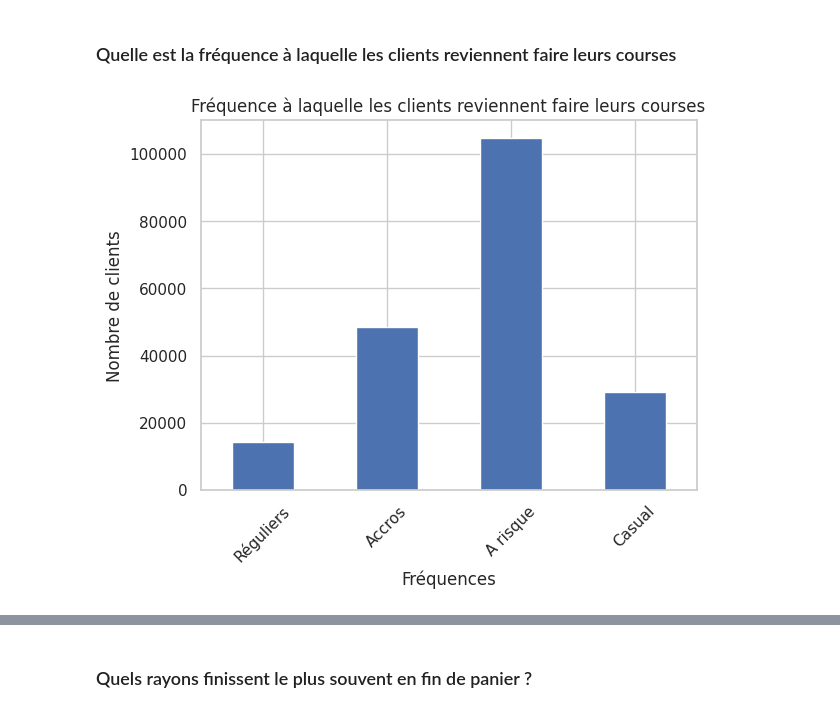
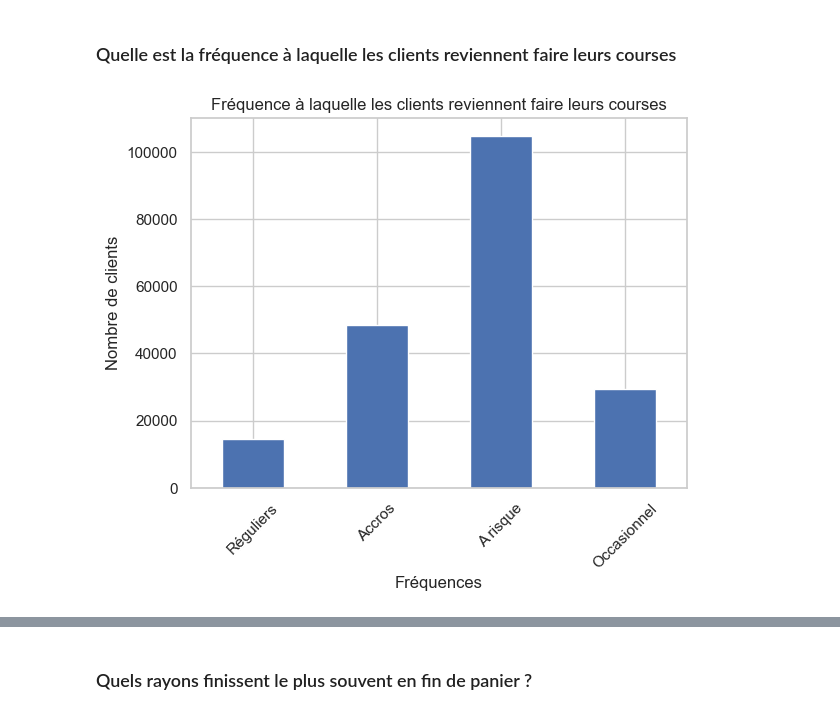
Before and after one commit to raph-bl/NextBuy, a Jupyter notebook: notebook.ipynb, the cells around one changed output, grey strips where cells are left out. Saved outputs shown, nothing was run; the diff lists cells and outputs as text; code cells hidden in the pictures.

```diff
--- a/notebook.ipynb
+++ b/notebook.ipynb
@@ -101,17 +101,17 @@ Améliorations :
 # %%
 df_reorders = orders.dropna(subset=['days_since_prior_order'])
 freq = df_reorders['days_since_prior_order'].mean()
 freq_by_custmer = df_reorders.groupby('user_id')['days_since_prior_order'].mean()
 
 bornes = [0, 5, 10, 25, float('inf')]
-etiq = ["Réguliers", "Accros", "A risque", "Casual"]
+etiq = ["Réguliers", "Accros", "A risque", "Occasionnel"]
 segments = pd.cut(freq_by_custmer, bins=bornes, labels=etiq)
 count = segments.value_counts()
 count.reindex(etiq).plot(kind='bar')
 plt.title("Fréquence à laquelle les clients reviennent faire leurs courses")
 plt.xlabel("Fréquences")
 plt.ylabel("Nombre de clients")
 plt.xticks(rotation=45)
 plt.show()
 # %% [output]
-[figure, old version]
+[figure, new version]
```
Also changed, not shown: parts of 7 cells of this notebook.
